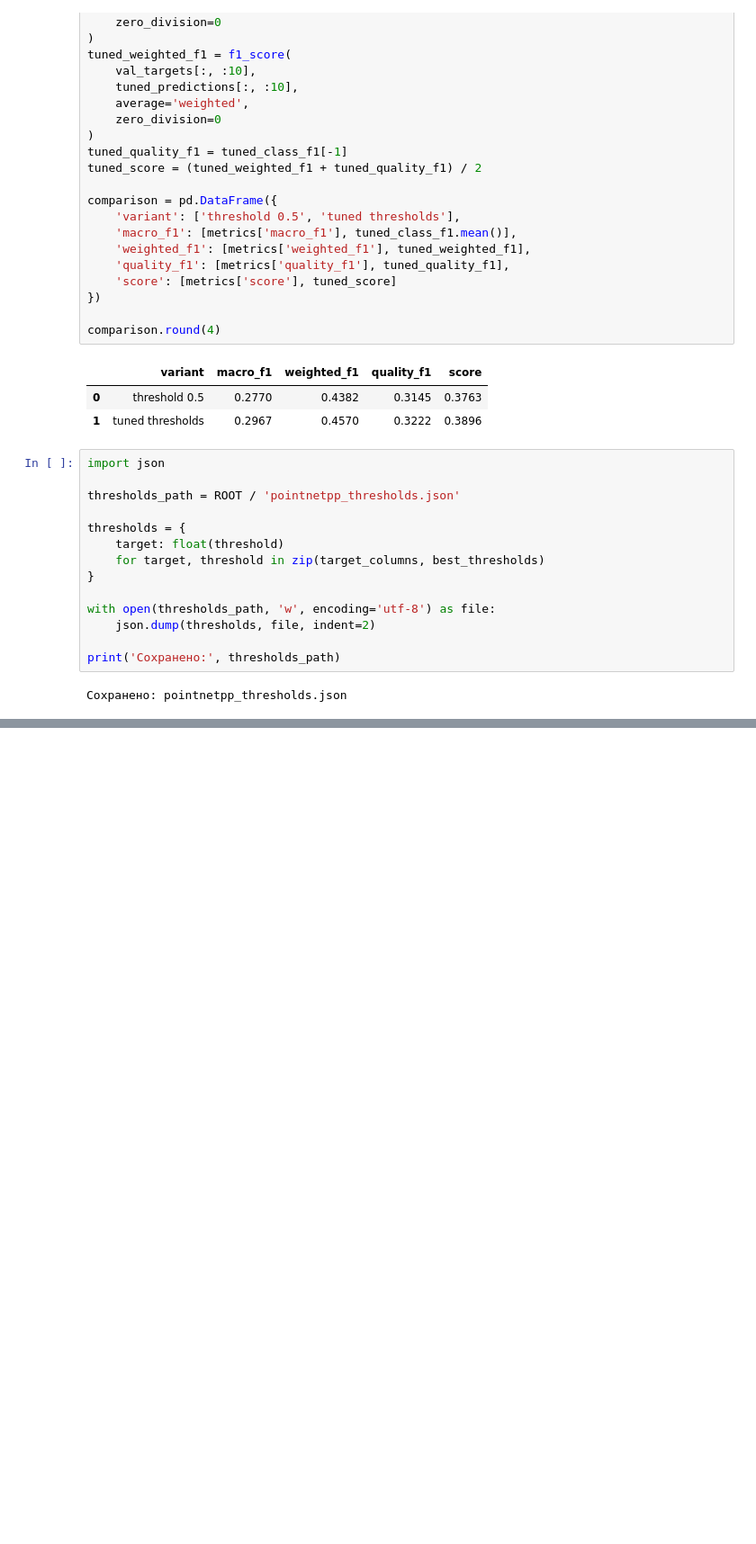
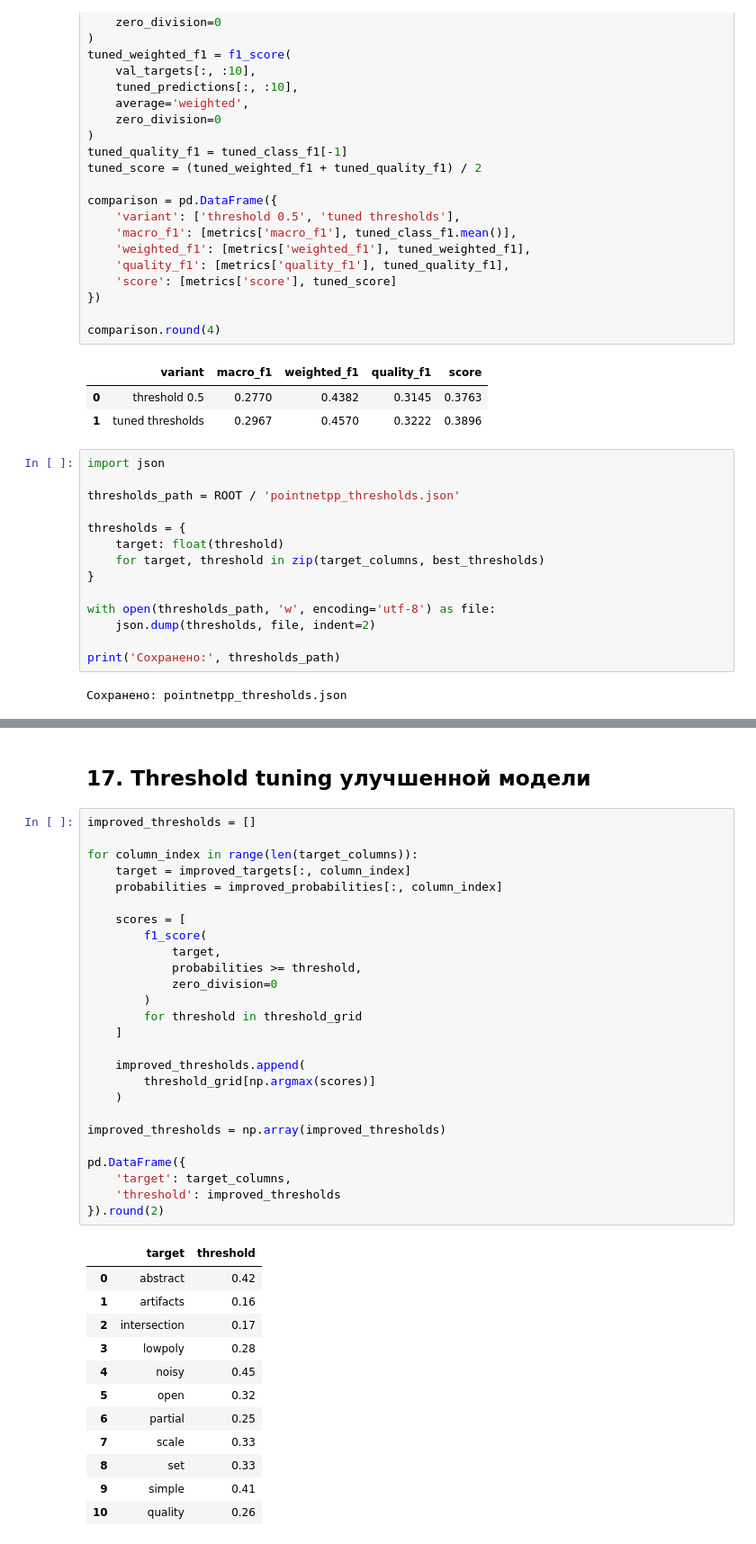
Before and after one commit to gasich27/AI-Challenge-2026-MainStage, a Jupyter notebook: pointnetpp_baseline.ipynb, the cells around one changed output, grey strips where cells are left out. Shown at 90% size. Drawn from its saved outputs; the diff is of its cells as text; blank space fills up the shorter version.

```diff
--- a/pointnetpp_baseline.ipynb
+++ b/pointnetpp_baseline.ipynb
@@ -615,0 +849,41 @@ print('Сохранено:', thresholds_path)
+# %% [markdown]
+## 17. Threshold tuning улучшенной модели
+# %%
+improved_thresholds = []
+
+for column_index in range(len(target_columns)):
+    target = improved_targets[:, column_index]
+    probabilities = improved_probabilities[:, column_index]
+
+    scores = [
+        f1_score(
+            target,
+            probabilities >= threshold,
+            zero_division=0
+        )
+        for threshold in threshold_grid
+    ]
+
+    improved_thresholds.append(
+        threshold_grid[np.argmax(scores)]
+    )
+
+improved_thresholds = np.array(improved_thresholds)
+
+pd.DataFrame({
+    'target': target_columns,
+    'threshold': improved_thresholds
+}).round(2)
+# %% [output]
+|  | target | threshold |
+| 0 | abstract | 0.42 |
+| 1 | artifacts | 0.16 |
+| 2 | intersection | 0.17 |
+| 3 | lowpoly | 0.28 |
+| 4 | noisy | 0.45 |
+| 5 | open | 0.32 |
+| 6 | partial | 0.25 |
+| 7 | scale | 0.33 |
+| 8 | set | 0.33 |
+| 9 | simple | 0.41 |
+| 10 | quality | 0.26 |
```
Also changed, not shown: parts of 30 cells of this notebook, 1 other file.
